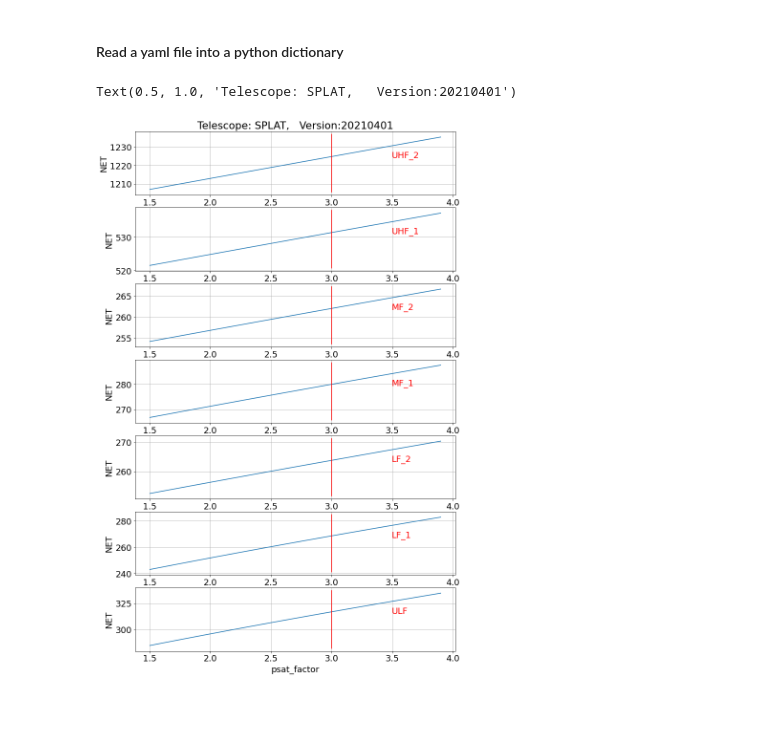
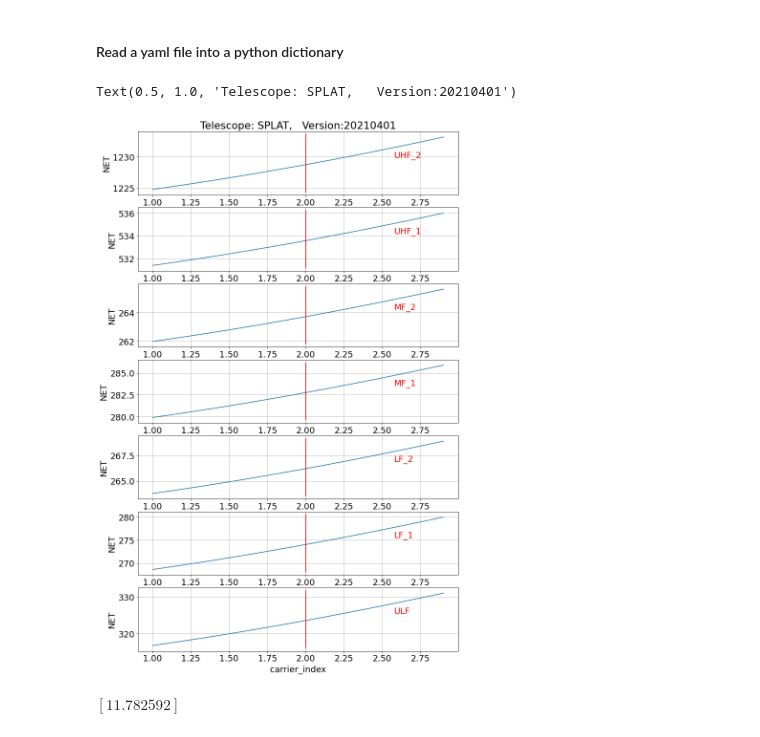
Before and after one commit to CMB-S4/bolo_calc_runs, a Jupyter notebook: pbdr_v1/Scan_one_parameter.ipynb, the cells around one changed output. Cells and saved outputs as stored; diff of their text form; code cells hidden in the pictures; blank space fills up the shorter version.

Commit message:
hoping I don't overwrite anything important in scan-one-param notebook

```diff
--- a/pbdr_v1/Scan_one_parameter.ipynb
+++ b/pbdr_v1/Scan_one_parameter.ipynb
@@ -28,9 +28,9 @@ del dd['version']
 # location of atmosphere file
 dd['sim_config']['config_dir'] = '/Users/ruhl/code/bolo-calc/config'
 
-in_param = 'psat_factor'
+in_param = 'carrier_index'
 base_value = dd['instrument']['channel_default'][in_param]
-param_vec = np.arange(1.5,4,0.1)
+param_vec = np.arange(1.0,3.0,0.1)
 # in_param possible values:
 #  'band_response', 'num_wafer_per_optics_tube', 'num_optics_tube',
 #  'waist_factor', 'psat', 'psat_factor', 'carrier_index', 'Tc', 'Tc_fraction',
@@ -56,23 +56,24 @@ for param_value in param_vec:
         outputs[out_param][chan] = np.append(outputs[out_param][chan], tabs['cam_1_%s_sims' % chan][out_param].quantity[0])
 # %%
 plt.clf()
+n_chan = len(ch_names)
 ii = n_chan
 
 for chan in ch_names:
     plt.subplot(n_chan,1,ii)
     plt.plot(param_vec,outputs[out_param][chan])
     plt.ylabel(out_param)
     if ii == n_chan:
         plt.xlabel(in_param)
     xmin, xmax, ymin, ymax = plt.axis()
     plt.plot([base_value,base_value],[ymin,ymax],'r')
     xloc = xmin + 0.8*(xmax-xmin)
     yloc = ymin + 0.6*(ymax-ymin)
     plt.text(xloc,yloc,chan,color='r')
     plt.grid()
     ii = ii-1
 titlestring = 'Telescope: '+version_telescope+',   Version:'+version_date
 plt.title(titlestring)
 # %% [output]
 Text(0.5, 1.0, 'Telescope: SPLAT,   Version:20210401')
-[figure, old version]
+[figure, new version]
@@ -80,0 +80,4 @@ plt.text?
+# %%
+tabs['cam_1_ULF_sims']['G'].quantity
+# %% [output]
+$[11.782592] \; \mathrm{}$
```
Also changed, not shown: parts of 3 cells of this notebook.
